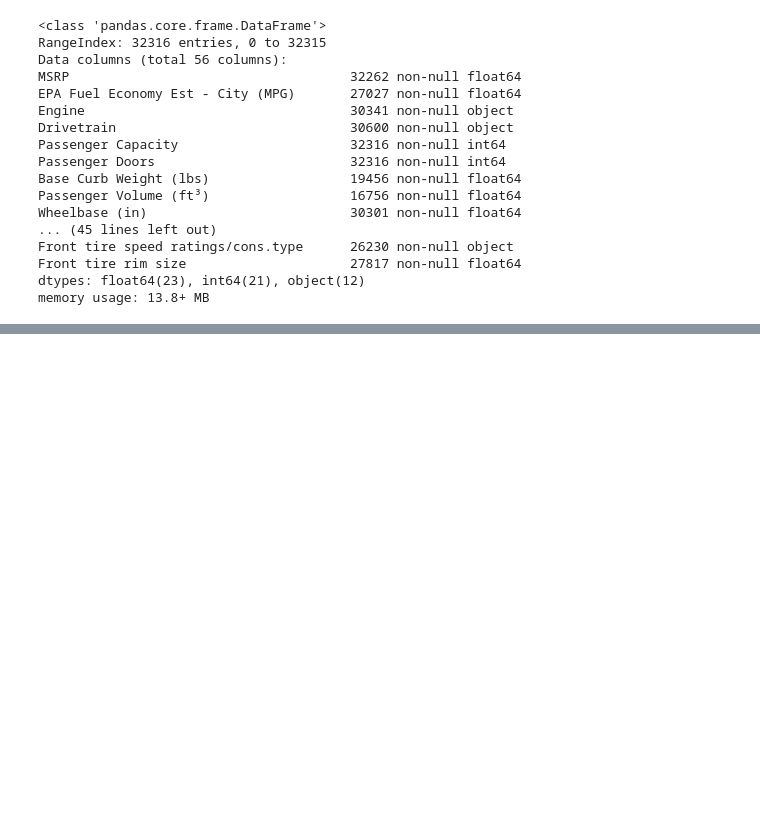
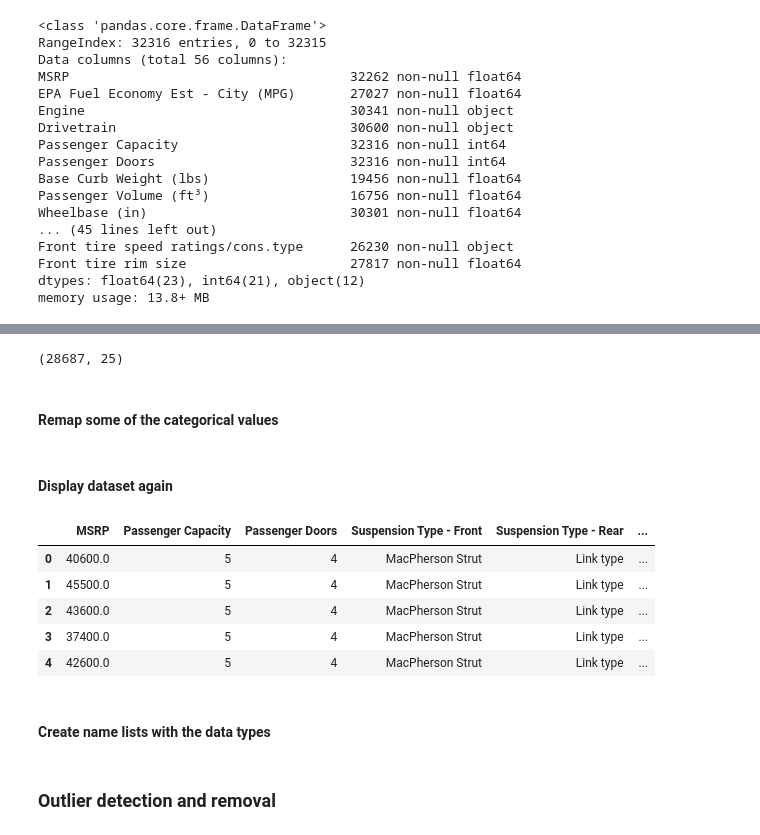
Before and after one commit to taagitacc/car-price-factors, a Jupyter notebook: price_analysis.ipynb, the cells around one changed output, grey strips where cells are left out. Drawn from its saved outputs; the diff is of its cells as text; code cells hidden in the pictures; blank space fills up the shorter version.

```diff
--- a/price_analysis.ipynb
+++ b/price_analysis.ipynb
@@ -157,0 +149,38 @@ median: 31600.0
+# %%
+df = df.dropna()
+df.shape
+# %% [output]
+(28687, 25)
+# %% [markdown]
+#### Remap some of the categorical values
+# %%
+# Map same types of engines
+repl_dict_engine = {
+    "I6" : "l6"
+}
+df = df.replace(repl_dict_engine)
+# %%
+# Map same types of drivetrains
+repl_dict_drtrain = {
+    "AWD" : "4WD"
+}
+df = df.replace(repl_dict_drtrain)
+# %%
+# Map same types of front wheel material
+repl_dict_wheel = {
+    "Alloy" : "Aluminum"
+}
+df = df.replace(repl_dict_wheel)
+# %% [markdown]
+#### Display dataset again
+# %%
+df.head()
+# %% [output]
+|  | MSRP | Passenger Capacity | Passenger Doors | Suspension Type - Front | Suspension Type - Rear | ... |
+| 0 | 40600.0 | 5 | 4 | MacPherson Strut | Link type | ... |
+| 1 | 45500.0 | 5 | 4 | MacPherson Strut | Link type | ... |
+| 2 | 43600.0 | 5 | 4 | MacPherson Strut | Link type | ... |
+| 3 | 37400.0 | 5 | 4 | MacPherson Strut | Link type | ... |
+| 4 | 42600.0 | 5 | 4 | MacPherson Strut | Link type | ... |
+# %% [markdown]
+#### Create name lists with the data types
@@ -157,0 +213,2 @@ median: 31600.0
+# %% [markdown]
+### Outlier detection and removal
```
Also changed, not shown: parts of 108 cells of this notebook, 1 other file.
